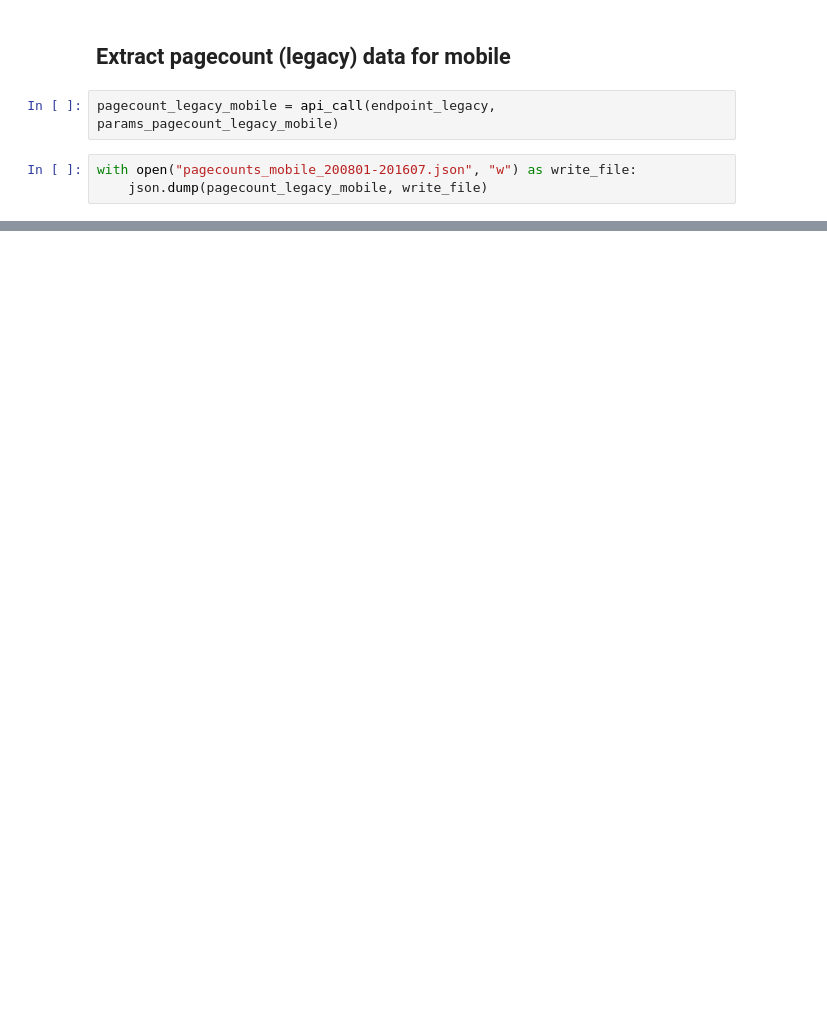
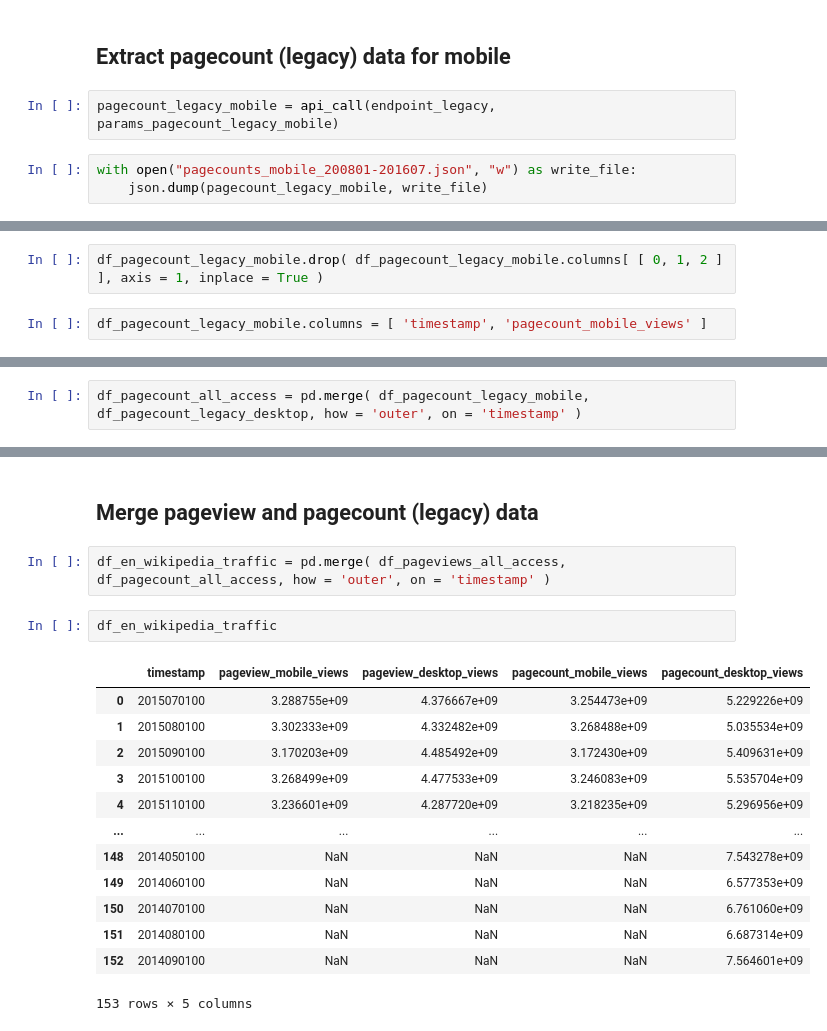
Before and after one commit to carljparker/data-512, a Jupyter notebook: data-512-a1/data-512-a1.ipynb, the cells around one changed output, grey strips where cells are left out. Cells and saved outputs as stored; diff of their text form; blank space fills up the shorter version.

```diff
--- a/data-512-a1/data-512-a1.ipynb
+++ b/data-512-a1/data-512-a1.ipynb
@@ -235,0 +473,4 @@ pandas.read_json( json.dumps( pagecount_legacy_mobile[ 'items' ] ), orient='reco
+# %%
+df_pagecount_legacy_mobile.drop( df_pagecount_legacy_mobile.columns[ [ 0, 1, 2 ] ], axis = 1, inplace = True )
+# %%
+df_pagecount_legacy_mobile.columns = [ 'timestamp', 'pagecount_mobile_views' ]
@@ -235,0 +499,2 @@ pandas.read_json( json.dumps( pagecount_legacy_mobile[ 'items' ] ), orient='reco
+# %%
+df_pagecount_all_access = pd.merge( df_pagecount_legacy_mobile, df_pagecount_legacy_desktop, how = 'outer', on = 'timestamp' )
@@ -235,0 +517,20 @@ pandas.read_json( json.dumps( pagecount_legacy_mobile[ 'items' ] ), orient='reco
+# %% [markdown]
+## Merge pageview and pagecount (legacy) data
+# %%
+df_en_wikipedia_traffic = pd.merge( df_pageviews_all_access, df_pagecount_all_access, how = 'outer', on = 'timestamp' )
+# %%
+df_en_wikipedia_traffic
+# %% [output]
+|  | timestamp | pageview_mobile_views | pageview_desktop_views | pagecount_mobile_views | pagecount_desktop_views |
+| 0 | 2015070100 | 3.288755e+09 | 4.376667e+09 | 3.254473e+09 | 5.229226e+09 |
+| 1 | 2015080100 | 3.302333e+09 | 4.332482e+09 | 3.268488e+09 | 5.035534e+09 |
+| 2 | 2015090100 | 3.170203e+09 | 4.485492e+09 | 3.172430e+09 | 5.409631e+09 |
+| 3 | 2015100100 | 3.268499e+09 | 4.477533e+09 | 3.246083e+09 | 5.535704e+09 |
+| 4 | 2015110100 | 3.236601e+09 | 4.287720e+09 | 3.218235e+09 | 5.296956e+09 |
+| ... | ... | ... | ... | ... | ... |
+| 148 | 2014050100 | NaN | NaN | NaN | 7.543278e+09 |
+| 149 | 2014060100 | NaN | NaN | NaN | 6.577353e+09 |
+| 150 | 2014070100 | NaN | NaN | NaN | 6.761060e+09 |
+| 151 | 2014080100 | NaN | NaN | NaN | 6.687314e+09 |
+| 152 | 2014090100 | NaN | NaN | NaN | 7.564601e+09 |
+153 rows × 5 columns
```
Also changed, not shown: parts of 73 cells of this notebook, 1 other file.
